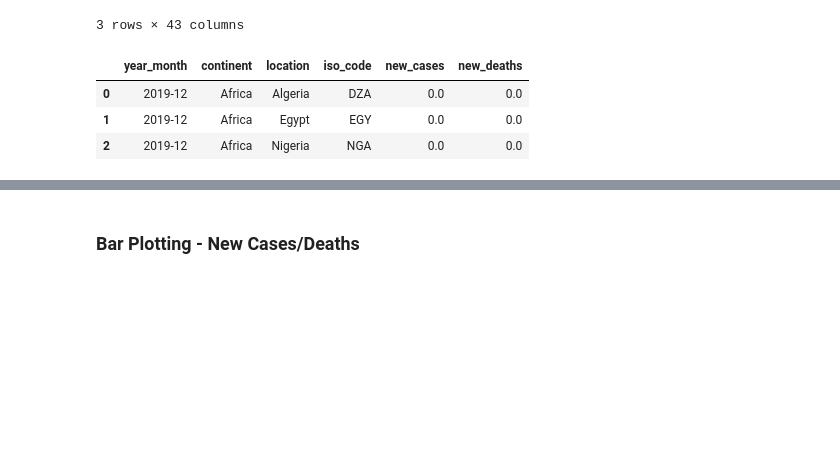
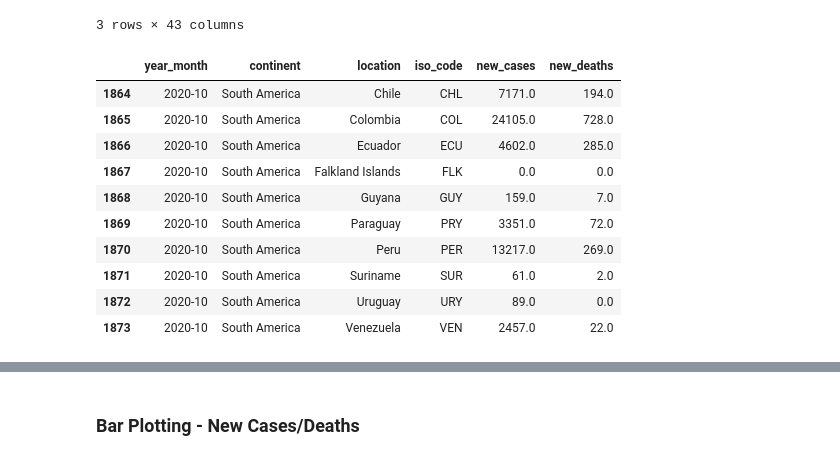
Before and after one commit to iobruno/kaggle-data-vis, a Jupyter notebook: notebooks/covid-19_analysis.ipynb, the cells around one changed output, grey strips where cells are left out. Drawn from its saved outputs; the diff is of its cells as text; code cells hidden in the pictures; blank space fills up the shorter version.

```diff
--- a/notebooks/covid-19_analysis.ipynb
+++ b/notebooks/covid-19_analysis.ipynb
@@ -46,10 +46,17 @@ covid_df = staging_covid_df.groupby(['year_month', 'continent', 'location', 'iso
             .agg({'new_cases': sum, 'new_deaths': sum})\
             .sort_values(by=['year_month', 'continent','location'],
                          ascending=[True, True, True])
-# %%
-covid_df.head(3)
-# %% [output]
-|  | year_month | continent | location | iso_code | new_cases | new_deaths |
-| 0 | 2019-12 | Africa | Algeria | DZA | 0.0 | 0.0 |
-| 1 | 2019-12 | Africa | Egypt | EGY | 0.0 | 0.0 |
-| 2 | 2019-12 | Africa | Nigeria | NGA | 0.0 | 0.0 |
+# %%
+covid_df.tail(10)
+# %% [output]
+|  | year_month | continent | location | iso_code | new_cases | new_deaths |
+| 1864 | 2020-10 | South America | Chile | CHL | 7171.0 | 194.0 |
+| 1865 | 2020-10 | South America | Colombia | COL | 24105.0 | 728.0 |
+| 1866 | 2020-10 | South America | Ecuador | ECU | 4602.0 | 285.0 |
+| 1867 | 2020-10 | South America | Falkland Islands | FLK | 0.0 | 0.0 |
+| 1868 | 2020-10 | South America | Guyana | GUY | 159.0 | 7.0 |
+| 1869 | 2020-10 | South America | Paraguay | PRY | 3351.0 | 72.0 |
+| 1870 | 2020-10 | South America | Peru | PER | 13217.0 | 269.0 |
+| 1871 | 2020-10 | South America | Suriname | SUR | 61.0 | 2.0 |
+| 1872 | 2020-10 | South America | Uruguay | URY | 89.0 | 0.0 |
+| 1873 | 2020-10 | South America | Venezuela | VEN | 2457.0 | 22.0 |
```
Also changed, not shown: parts of 12 cells of this notebook.
